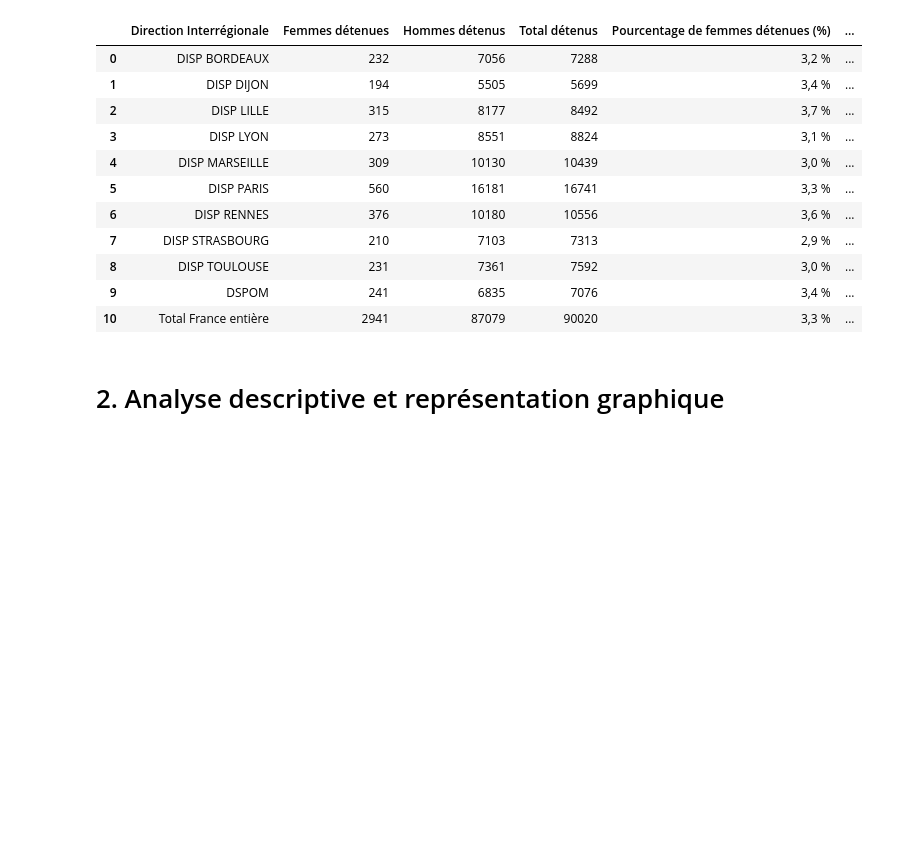
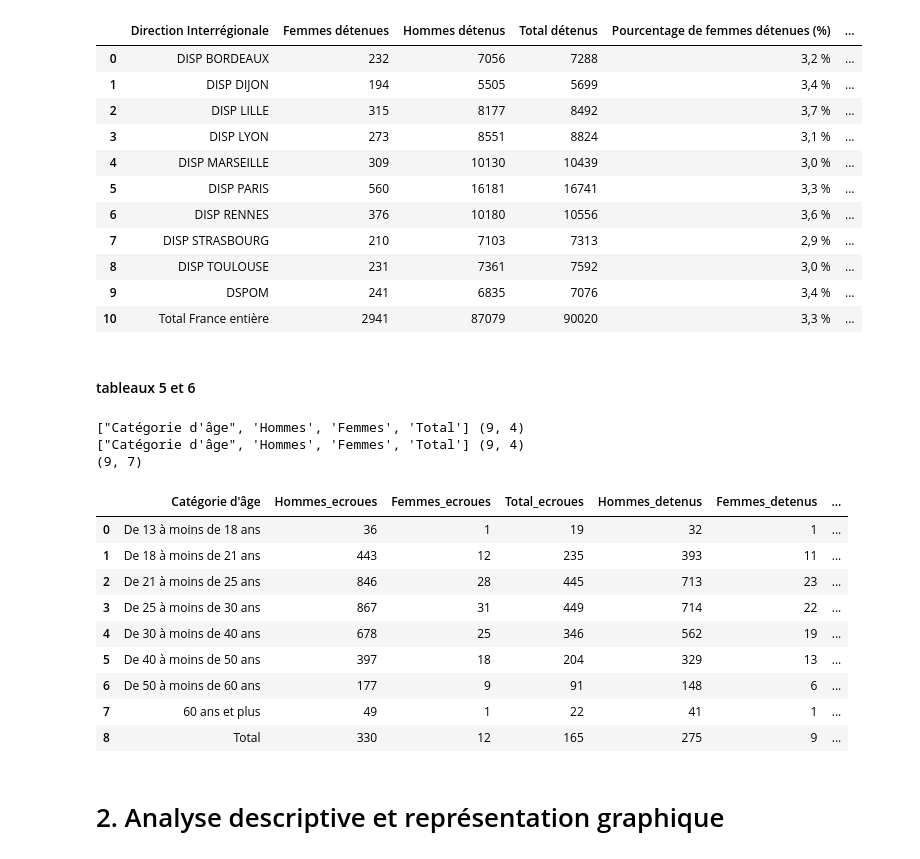
Before and after one commit to lili-dupont/python-for-data-science, a Jupyter notebook: code/notebook.ipynb, the cells around one changed output. Cells and saved outputs as stored; diff of their text form; code cells hidden in the pictures; blank space fills up the shorter version.

Commit message:
jointure 5 et 6

```diff
--- a/code/notebook.ipynb
+++ b/code/notebook.ipynb
@@ -460,6 +465,36 @@ jointure2
 | 8 | DISP TOULOUSE | 231 | 7361 | 7592 | 3,0 % | ... |
 | 9 | DSPOM | 241 | 6835 | 7076 | 3,4 % | ... |
 | 10 | Total France entière | 2941 | 87079 | 90020 | 3,3 % | ... |
+# %% [markdown]
+#### tableaux 5 et 6
+# %%
+print(dico_dfcsv["df5"].columns.tolist(), dico_dfcsv["df5"].shape)
+print(dico_dfcsv["df6"].columns.tolist(), dico_dfcsv["df6"].shape)
+
+jointure3 = pd.merge(
+    dico_dfcsv["df5"],
+    dico_dfcsv["df6"],
+    on="Catégorie d'âge",
+    how="inner",
+    suffixes=("_ecroues", "_detenus"),
+    validate="one_to_one",
+)
+print(jointure3.shape)
+jointure3
+# %% [output]
+["Catégorie d'âge", 'Hommes', 'Femmes', 'Total'] (9, 4)
+["Catégorie d'âge", 'Hommes', 'Femmes', 'Total'] (9, 4)
+(9, 7)
+|  | Catégorie d'âge | Hommes_ecroues | Femmes_ecroues | Total_ecroues | Hommes_detenus | Femmes_detenus | ... |
+| 0 | De 13 à moins de 18 ans | 36 | 1 | 19 | 32 | 1 | ... |
+| 1 | De 18 à moins de 21 ans | 443 | 12 | 235 | 393 | 11 | ... |
+| 2 | De 21 à moins de 25 ans | 846 | 28 | 445 | 713 | 23 | ... |
+| 3 | De 25 à moins de 30 ans | 867 | 31 | 449 | 714 | 22 | ... |
+| 4 | De 30 à moins de 40 ans | 678 | 25 | 346 | 562 | 19 | ... |
+| 5 | De 40 à moins de 50 ans | 397 | 18 | 204 | 329 | 13 | ... |
+| 6 | De 50 à moins de 60 ans | 177 | 9 | 91 | 148 | 6 | ... |
+| 7 | 60 ans et plus | 49 | 1 | 22 | 41 | 1 | ... |
+| 8 | Total | 330 | 12 | 165 | 275 | 9 | ... |
 # %% [markdown]
 # 2. Analyse descriptive et représentation graphique
 # %% [markdown]
```
Also changed, not shown: parts of 4 cells of this notebook.
